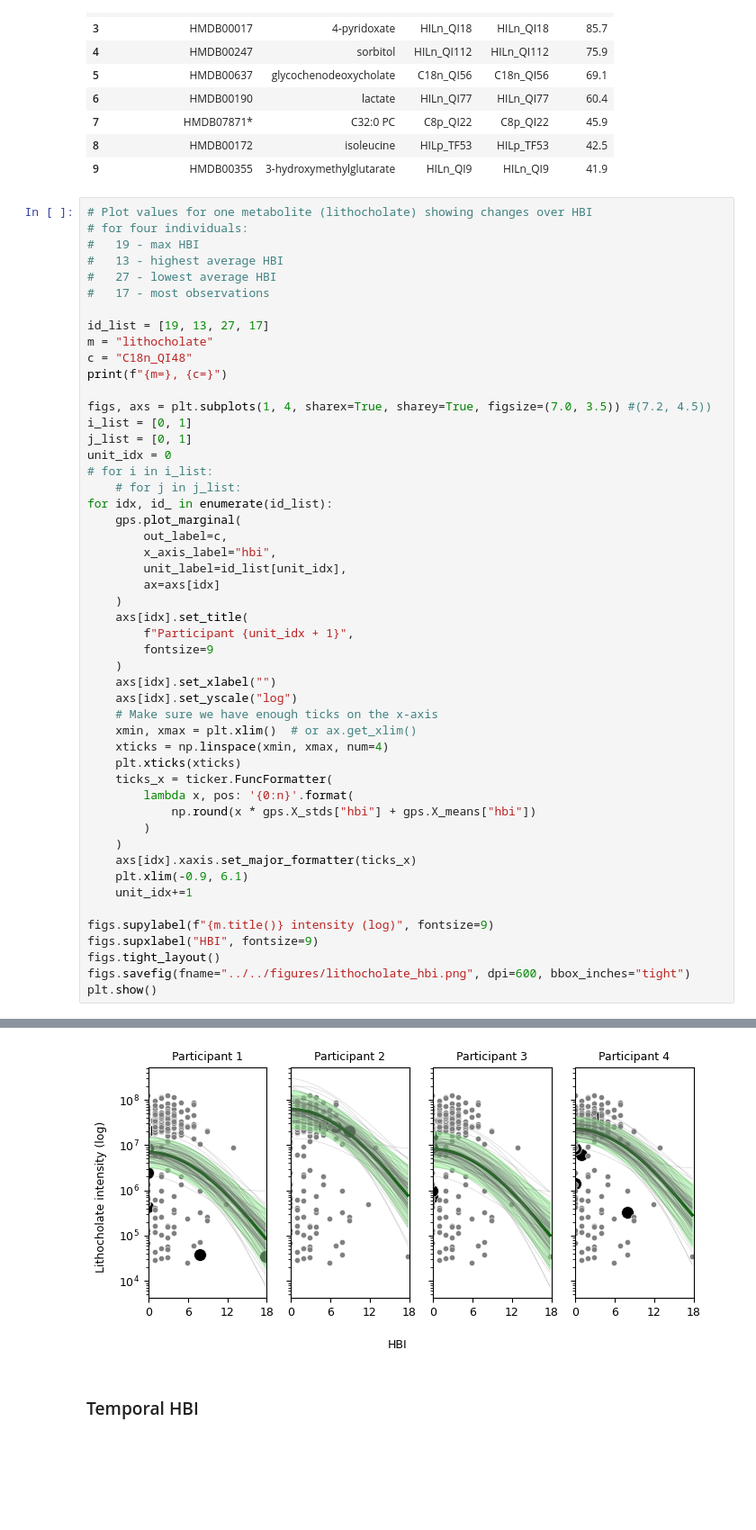
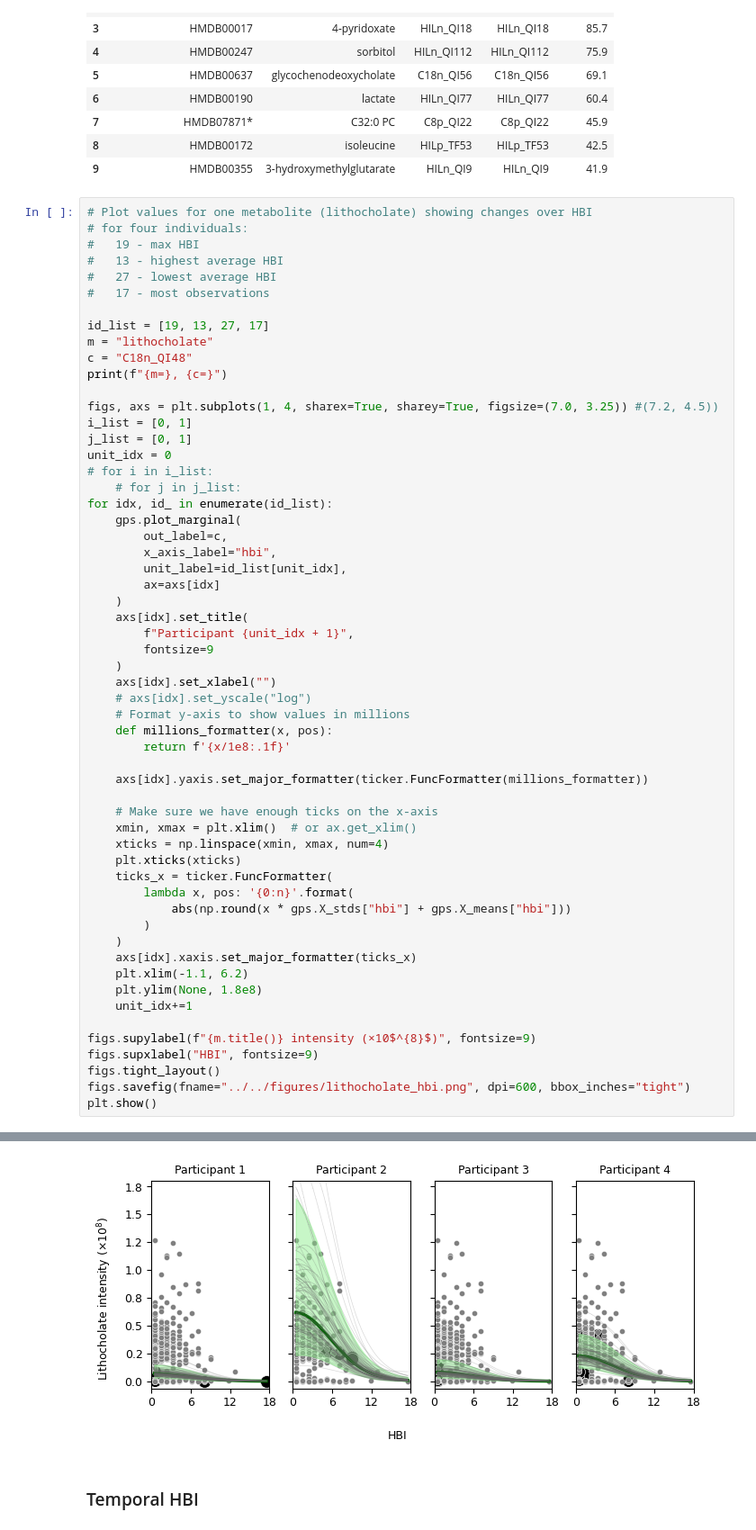
Before and after one commit to omicsEye/waveome, a Jupyter notebook: examples/iHMP/ihmp_waveome.ipynb, the cells around one changed output, grey strips where cells are left out. Shown: that part at 90% size. Drawn from its saved outputs; the diff is of its cells as text; blank space fills up the shorter version.

Commit message:
Update figures with levels instead of logs

```diff
--- a/examples/iHMP/ihmp_waveome.ipynb
+++ b/examples/iHMP/ihmp_waveome.ipynb
@@ -436,7 +436,7 @@ m = "lithocholate"
 c = "C18n_QI48"
 print(f"{m=}, {c=}")
 
-figs, axs = plt.subplots(1, 4, sharex=True, sharey=True, figsize=(7.0, 3.5)) #(7.2, 4.5))
+figs, axs = plt.subplots(1, 4, sharex=True, sharey=True, figsize=(7.0, 3.25)) #(7.2, 4.5))
 i_list = [0, 1]
 j_list = [0, 1]
 unit_idx = 0
@@ -444,38 +444,45 @@ unit_idx = 0
     # for j in j_list:
 for idx, id_ in enumerate(id_list):
     gps.plot_marginal(
         out_label=c,
         x_axis_label="hbi",
         unit_label=id_list[unit_idx],
         ax=axs[idx]
     )
     axs[idx].set_title(
         f"Participant {unit_idx + 1}",
         fontsize=9
     )
     axs[idx].set_xlabel("")
-    axs[idx].set_yscale("log")
+    # axs[idx].set_yscale("log")
+    # Format y-axis to show values in millions
+    def millions_formatter(x, pos):
+        return f'{x/1e8:.1f}'
+
+    axs[idx].yaxis.set_major_formatter(ticker.FuncFormatter(millions_formatter))
+
     # Make sure we have enough ticks on the x-axis
     xmin, xmax = plt.xlim()  # or ax.get_xlim()
     xticks = np.linspace(xmin, xmax, num=4)
     plt.xticks(xticks)
     ticks_x = ticker.FuncFormatter(
         lambda x, pos: '{0:n}'.format(
-            np.round(x * gps.X_stds["hbi"] + gps.X_means["hbi"])
+            abs(np.round(x * gps.X_stds["hbi"] + gps.X_means["hbi"]))
         )
     )
     axs[idx].xaxis.set_major_formatter(ticks_x)
-    plt.xlim(-0.9, 6.1)
+    plt.xlim(-1.1, 6.2)
+    plt.ylim(None, 1.8e8)
     unit_idx+=1
 
-figs.supylabel(f"{m.title()} intensity (log)", fontsize=9)
+figs.supylabel(f"{m.title()} intensity (×10$^{8}$)", fontsize=9)
 figs.supxlabel("HBI", fontsize=9)
 figs.tight_layout()
 figs.savefig(fname="../../figures/lithocholate_hbi.png", dpi=600, bbox_inches="tight")
 plt.show()
 # %% [output]
 m='lithocholate', c='C18n_QI48'
-[figure, old version]
+[figure, new version]
 # %% [markdown]
 ### Temporal HBI
 # %%
```
Also changed, not shown: parts of 1 cell of this notebook.
